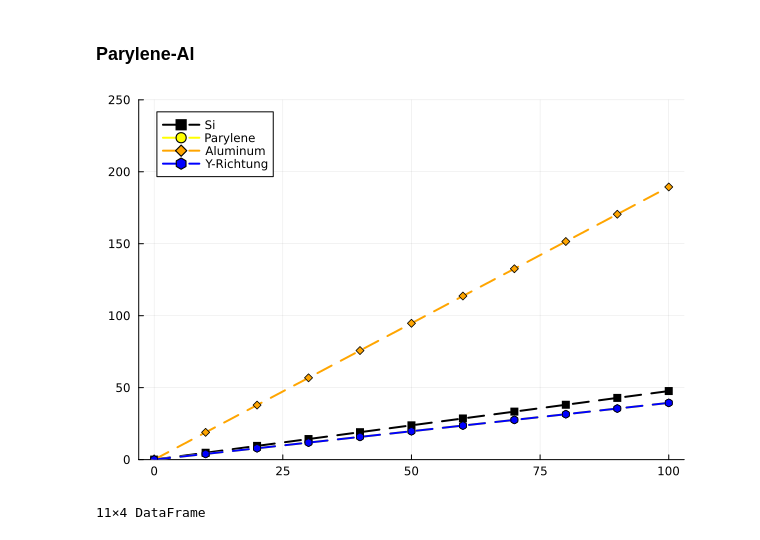
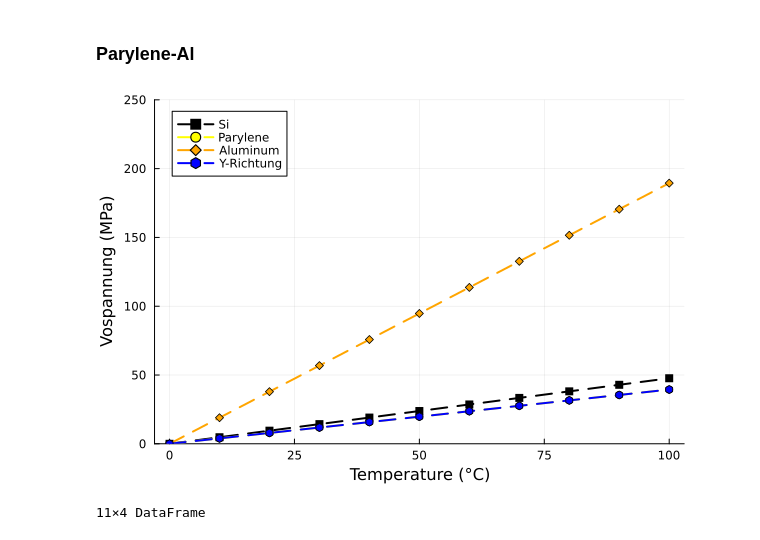
Before and after one commit to pandamec/Rini, a Jupyter notebook: entwicklung/verlauf.ipynb, the cells around one changed output. Cells and saved outputs as stored; diff of their text form; code cells hidden in the pictures.

```diff
--- a/entwicklung/verlauf.ipynb
+++ b/entwicklung/verlauf.ipynb
@@ -309,38 +311,38 @@ for deltaT in deltaTRange
     ## solve
     sol=solve([eq1,eq2,eq3,
                 eq4,eq5,eq6,
                 eq7,eq8,eq9,
                 eq10,eq11,eq12,
                 eq13,eq14,eq15,
                 eq16,eq17,eq18],
                 [e1_1,e2_1,e3_1,
                 e1_2, e2_2, e3_2,
                 e1_3, e2_3, e3_3,
                 o1_1, o2_1, o3_1,
                 o1_2,o2_2,o3_2,
                 o1_3,o2_3,o3_3])
     sol
 
     sigma1=minimum([sol[o1_1],sol[o2_1],sol[o3_1]]) # Layer 1
     sigma2=minimum([sol[o1_2],sol[o2_2],sol[o3_2]]) # Layer 2
     sigma3=minimum([sol[o1_3],sol[o2_3],sol[o3_3]]) # Layer 3
 
     push!(sigma1_max,abs(sigma1))
     push!(sigma2_max,abs(sigma2))
     push!(sigma3_max,abs(sigma3))
     push!(sigma_2,abs(sol[o2_1]))
 end
 
 sigma1_max
 
 df_PaAl=DataFrame(o2=sigma_2,o_subs=sigma1_max,o_coat=sigma2_max,o_metal=sigma3_max)
 
-plot!(FigThermal,deltaTRange, ylims=(0, 250), sigma1_max, label="Si",         lw=2, linestyle=:dash, color=:black,  marker=:square )
-plot!(FigThermal,deltaTRange, ylims=(0, 250), sigma2_max, label="Parylene",   lw=2, linestyle=:dash, color=:yellow, marker=:circle )
-plot!(FigThermal,deltaTRange, ylims=(0, 250), sigma3_max, label="Aluminum",   lw=2, linestyle=:dash, color=:orange, marker=:diamond)
-plot!(FigThermal,deltaTRange, ylims=(0, 250), sigma_2,    label="Y-Richtung", lw=2, linestyle=:dash, color=:blue,   marker=:hexagon)
+plot!(FigThermal,deltaTRange, ylims=(0, 250), sigma1_max,  xlabel = "Temperature (°C)", ylabel = "Vospannung (MPa)",  label="Si",         lw=2, linestyle=:dash, color=:black,  marker=:square )
+plot!(FigThermal,deltaTRange, ylims=(0, 250), sigma2_max,  xlabel = "Temperature (°C)", ylabel = "Vospannung (MPa)",  label="Parylene",   lw=2, linestyle=:dash, color=:yellow, marker=:circle )
+plot!(FigThermal,deltaTRange, ylims=(0, 250), sigma3_max,  xlabel = "Temperature (°C)", ylabel = "Vospannung (MPa)",  label="Aluminum",   lw=2, linestyle=:dash, color=:orange, marker=:diamond)
+plot!(FigThermal,deltaTRange, ylims=(0, 250), sigma_2,  xlabel = "Temperature (°C)", ylabel = "Vospannung (MPa)",     label="Y-Richtung", lw=2, linestyle=:dash, color=:blue,   marker=:hexagon)
 # %% [output]
-[figure, old version]
+[figure, new version]
 # %%
 df_PaAl
 # %% [output]
```
Also changed, not shown: parts of 15 cells of this notebook.
